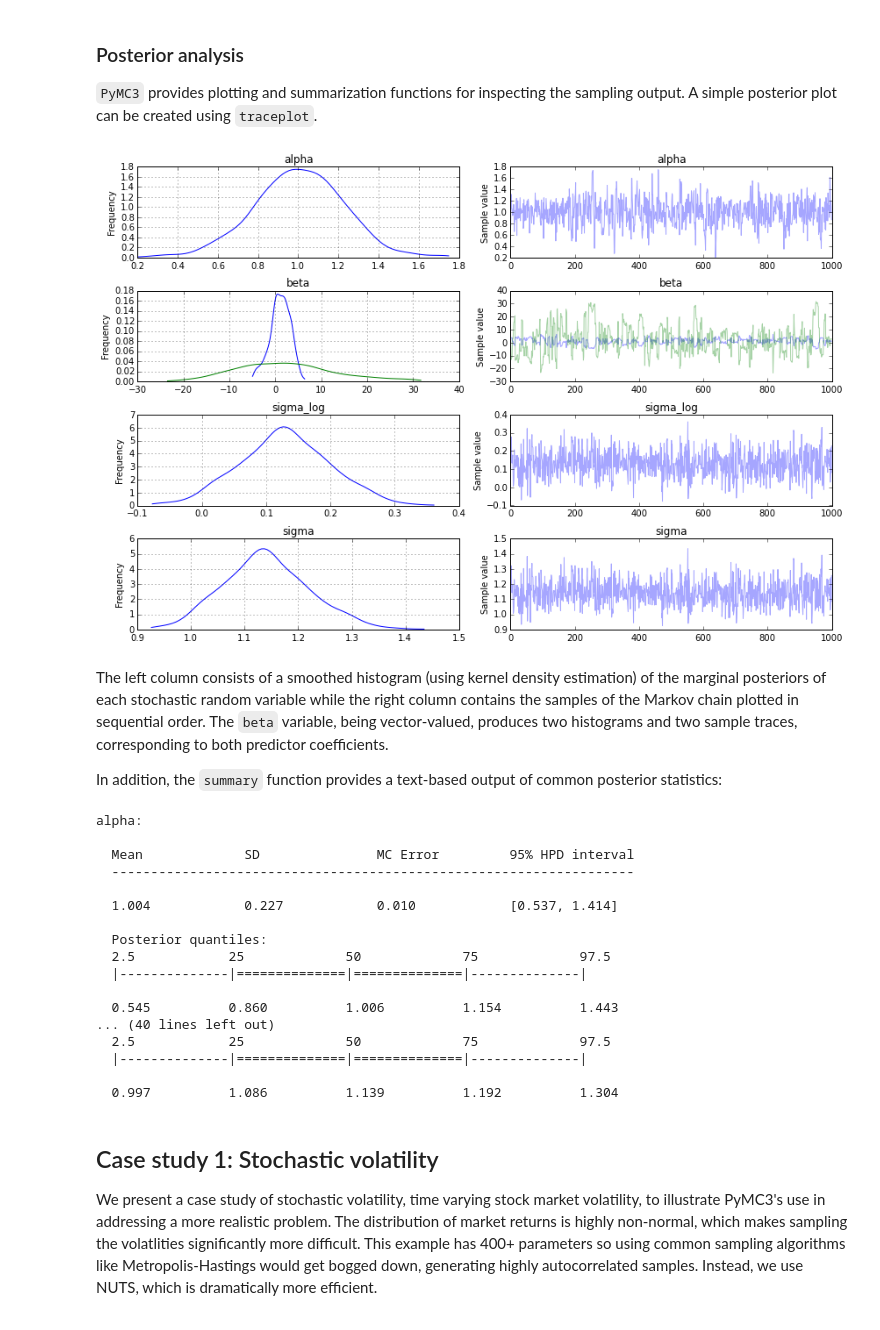
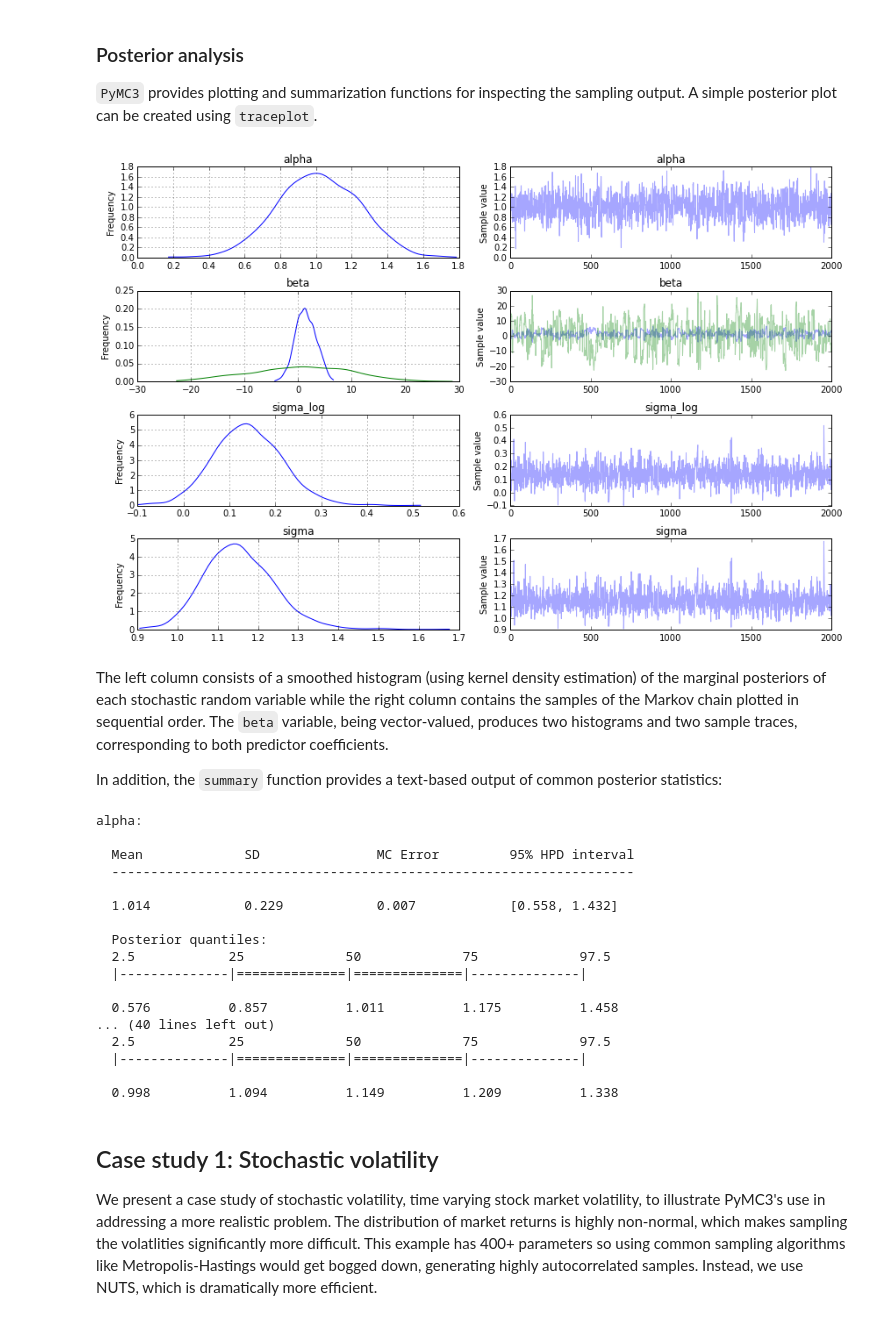
Before and after one commit to se7enstar25/pymc, a Jupyter notebook: docs/notebooks/getting_started.ipynb, the cells around one changed output. Cells and saved outputs as stored; diff of their text form; code cells hidden in the pictures.

```diff
--- a/docs/notebooks/getting_started.ipynb
+++ b/docs/notebooks/getting_started.ipynb
@@ -281,9 +282,9 @@ Assigned <class 'pymc3.step_methods.nuts.NUTS'> to beta
 # %%
 from pymc3 import traceplot
 
-traceplot(trace[4000:]);
+traceplot(trace);
 # %% [output]
-[figure, old version]
+[figure, new version]
 # %% [markdown]
 The left column consists of a smoothed histogram (using kernel density estimation) of the marginal posteriors of each stochastic random variable while the right column contains the samples of the Markov chain plotted in sequential order. The `beta` variable, being vector-valued, produces two histograms and two sample traces, corresponding to both predictor coefficients.
 
@@ -291,25 +292,25 @@ In addition, the `summary` function provides a text-based output of common poste
 # %%
 from pymc3 import summary
 
-summary(trace[4000:])
+summary(trace)
 # %% [output]
 alpha:
 
   Mean             SD               MC Error         95% HPD interval
   -------------------------------------------------------------------
 
-  1.004            0.227            0.010            [0.537, 1.414]
+  1.014            0.229            0.007            [0.558, 1.432]
 
   Posterior quantiles:
   2.5            25             50             75             97.5
   |--------------|==============|==============|--------------|
 
-  0.545          0.860          1.006          1.154          1.443
+  0.576          0.857          1.011          1.175          1.458
 ... (40 lines left out)
   2.5            25             50             75             97.5
   |--------------|==============|==============|--------------|
 
-  0.997          1.086          1.139          1.192          1.304
+  0.998          1.094          1.149          1.209          1.338
 # %% [markdown]
 ## Case study 1: Stochastic volatility
 
```
Also changed, not shown: parts of 17 cells of this notebook.
